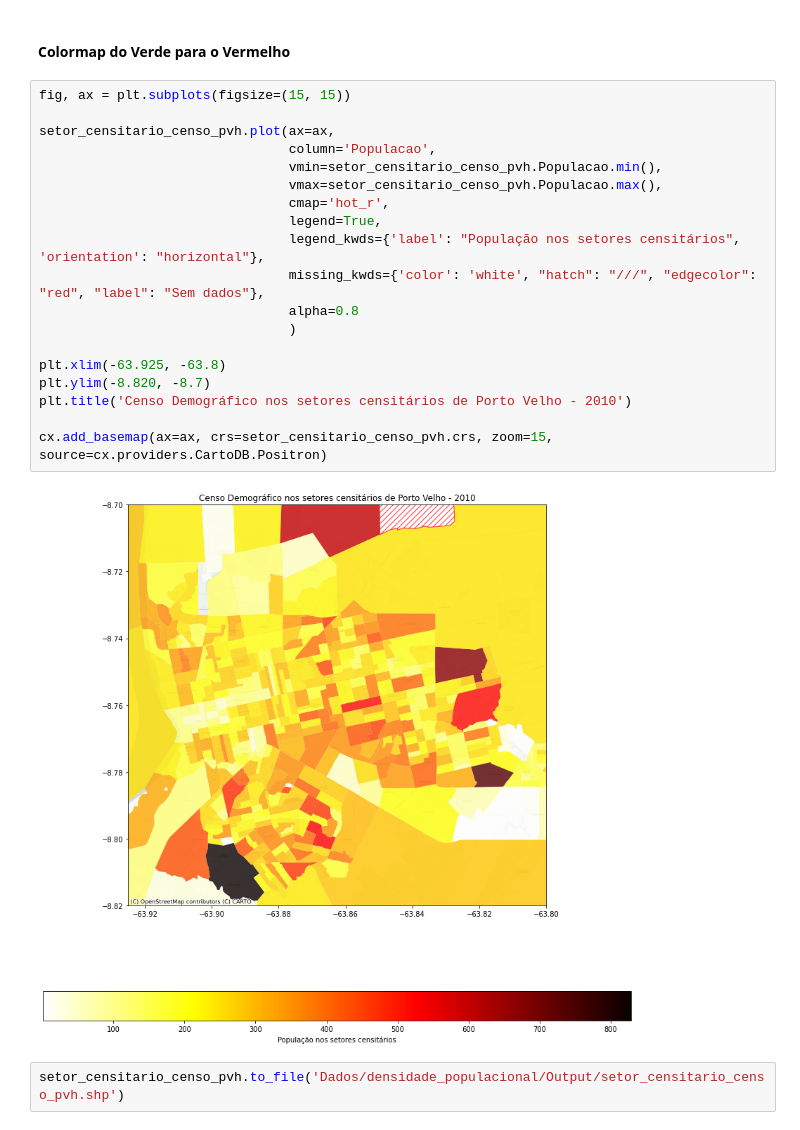
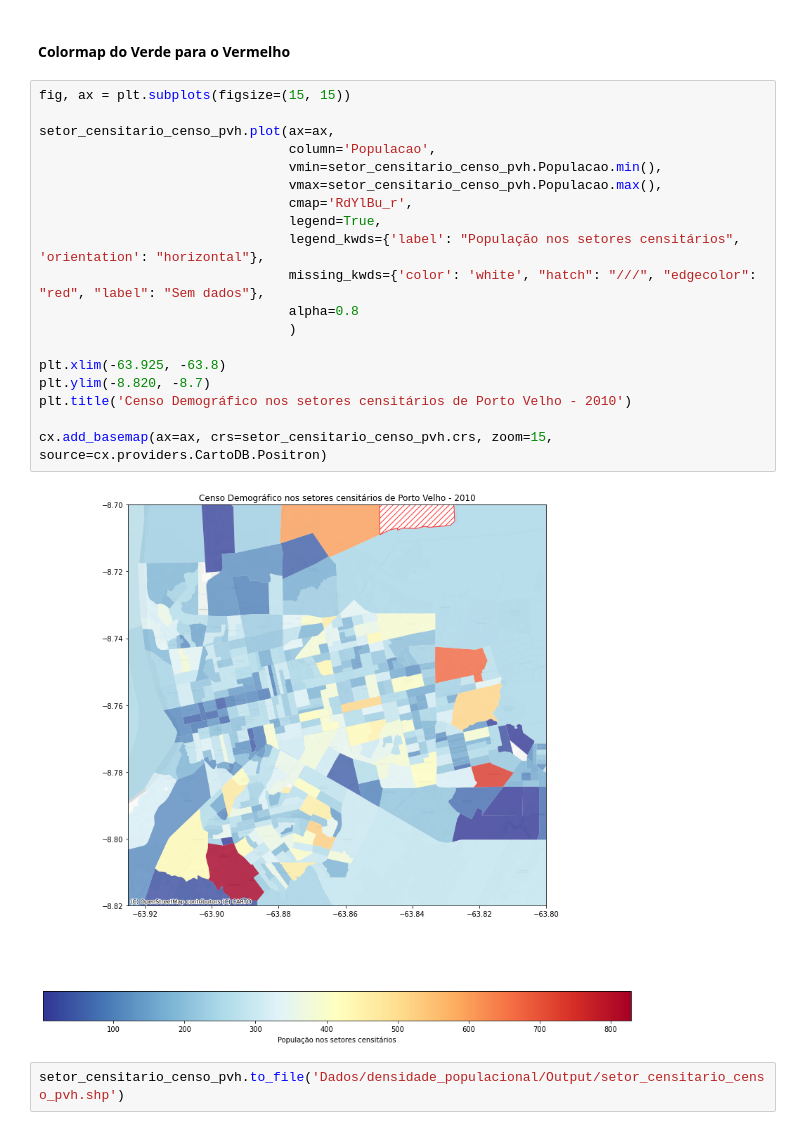
Before and after one commit to gabriel-russo/pygeo-notebooks, a Jupyter notebook: densidade_populacional.ipynb, the cells around one changed output. Saved outputs shown, nothing was run; the diff lists cells and outputs as text.

Commit message:
Mudança de Colormap no plot e diminuicao de linhas na exibição de GDFs

```diff
--- a/densidade_populacional.ipynb
+++ b/densidade_populacional.ipynb
@@ -126,23 +111,23 @@ import matplotlib.pyplot as plt
 # %%
 fig, ax = plt.subplots(figsize=(15, 15))
 
 setor_censitario_censo_pvh.plot(ax=ax,
                                 column='Populacao',
                                 vmin=setor_censitario_censo_pvh.Populacao.min(),
                                 vmax=setor_censitario_censo_pvh.Populacao.max(),
-                                cmap='hot_r',
+                                cmap='RdYlBu_r',
                                 legend=True,
                                 legend_kwds={'label': "População nos setores censitários", 'orientation': "horizontal"},
                                 missing_kwds={'color': 'white', "hatch": "///", "edgecolor": "red", "label": "Sem dados"},
                                 alpha=0.8
                                 )
 
 plt.xlim(-63.925, -63.8)
 plt.ylim(-8.820, -8.7)
 plt.title('Censo Demográfico nos setores censitários de Porto Velho - 2010')
 
 cx.add_basemap(ax=ax, crs=setor_censitario_censo_pvh.crs, zoom=15, source=cx.providers.CartoDB.Positron)
 # %% [output]
-[figure, old version]
+[figure, new version]
 # %%
 setor_censitario_censo_pvh.to_file('Dados/densidade_populacional/Output/setor_censitario_censo_pvh.shp')
```
Also changed, not shown: parts of 5 cells of this notebook, 1 other file.
